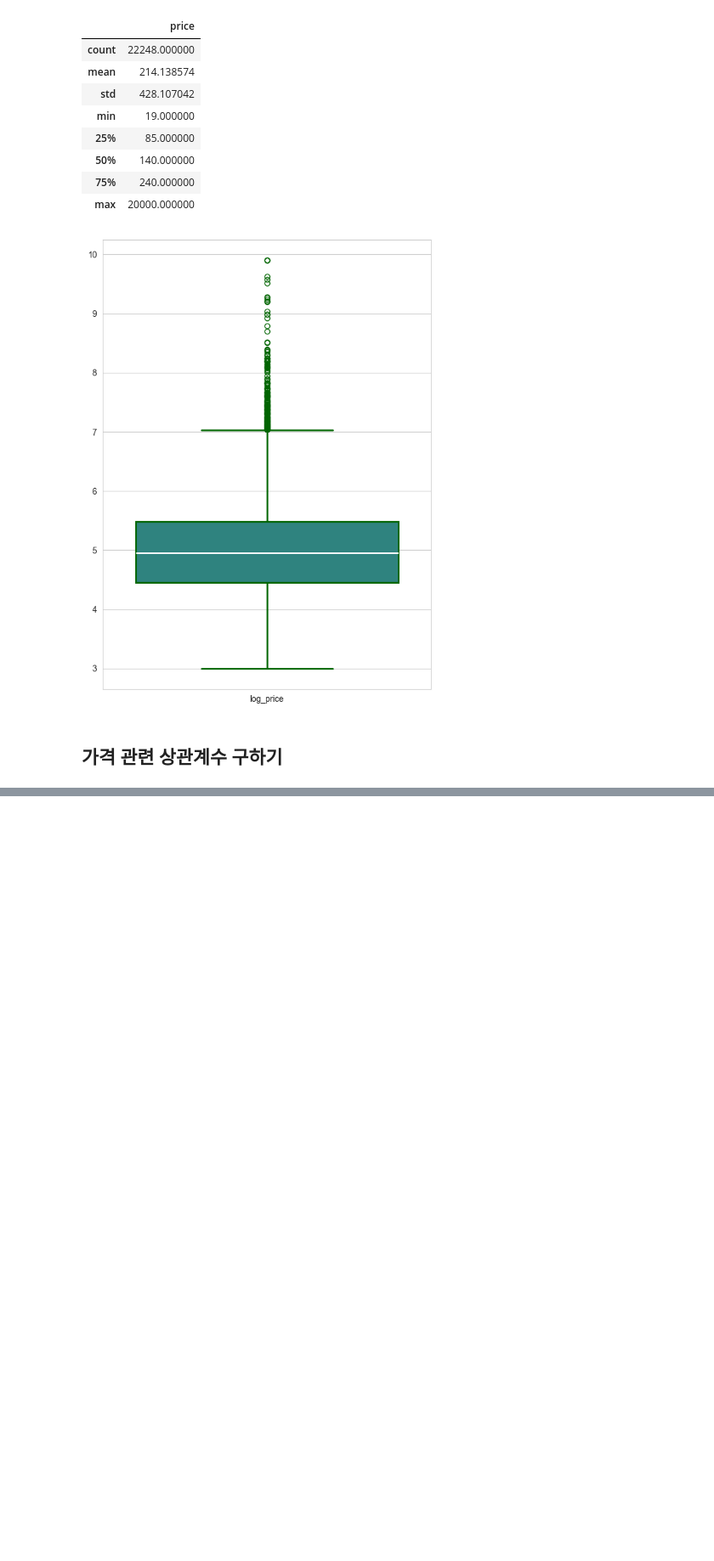
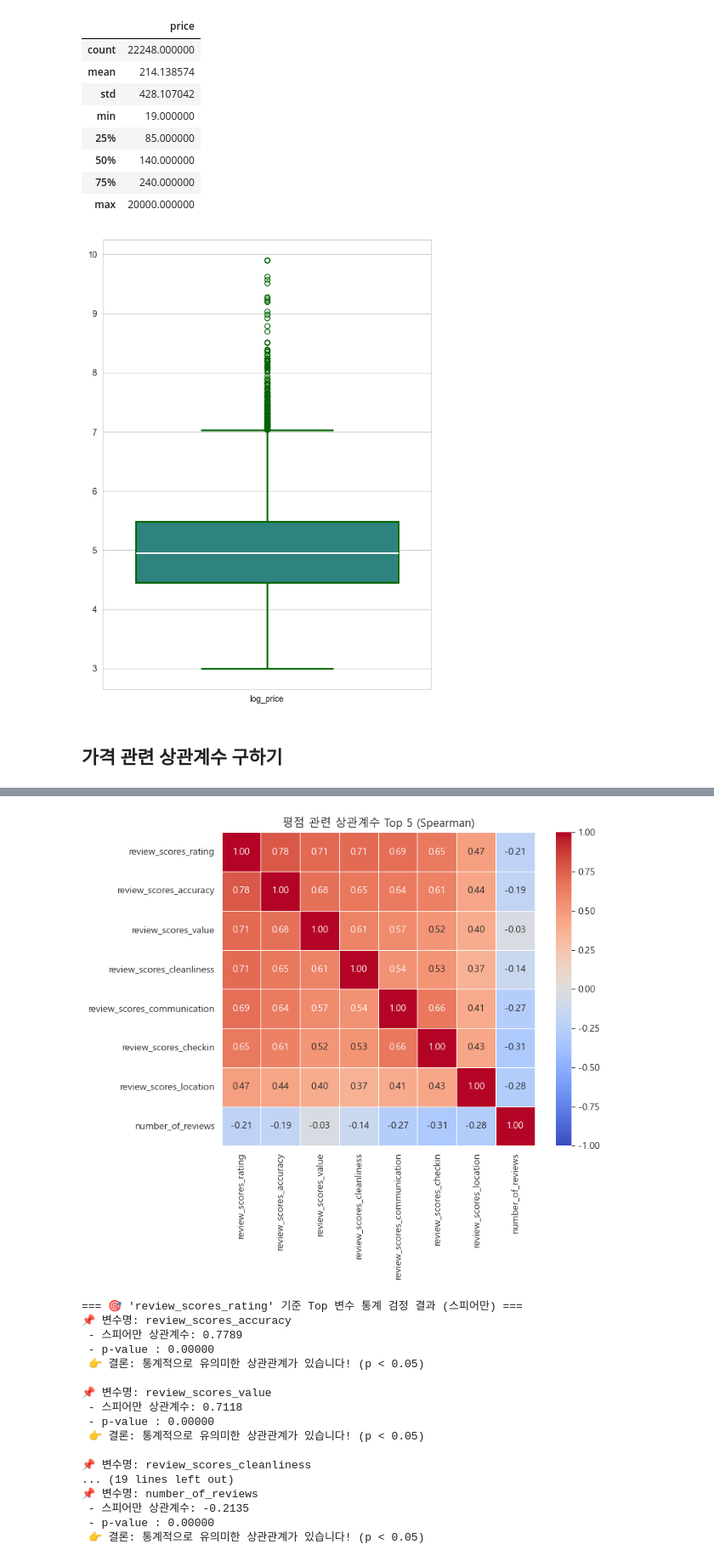
Before and after one commit to KyungminChang/data-analysis-project-BBB, a Jupyter notebook: 02_basic_statistics.ipynb, the cells around one changed output, grey strips where cells are left out. Shown at 85% size. Cells and saved outputs as stored; diff of their text form; code cells hidden in the pictures; blank space fills up the shorter version.

```diff
--- a/02_basic_statistics.ipynb
+++ b/02_basic_statistics.ipynb
@@ -519,0 +570,79 @@ plt.show()
+# %%
+# 1. 25~50번째 컬럼 슬라이싱 + review_scores_rating 포함
+target_columns_rv = list(df_cleaned.columns)
+
+# 2. 그 중 수치형 데이터만 추출
+numeric_df_rv = df_cleaned[target_columns].select_dtypes(include=['number'])
+
+# 3. 스피어만 상관계수 계산 (이상치에 강함)
+review_scores_rating_corr = numeric_df_rv.corr(method = 'spearman')
+
+# 'price'와 상관계수가 높은 상위 5개 변수 추출 (price 자기 자신을 포함하여 6개 선택)  /  절대값 추가를 위해 .abs() 추가
+top_cols_rv = review_scores_rating_corr.abs().nlargest(8, 'review_scores_rating').index
+
+# 추출한 컬럼들로만 구성된 새로운 상관계수 데이터프레임 만들기
+top_corr_rv = numeric_df_rv[top_cols_rv].corr(method = 'spearman')
+
+# 글씨 설정
+plt.rc('font', family='Malgun Gothic')
+plt.rcParams['axes.unicode_minus'] = False
+
+# 히트맵 그리기
+plt.figure(figsize=(8, 6)) # 그래프 크기 조절
+sns.heatmap(top_corr_rv,
+            annot=True,        # 셀 안에 상관계수 숫자 표시
+            fmt='.2f',         # 숫자를 소수점 둘째 자리까지만 표시
+            cmap='coolwarm',   # 색상 테마 (추천: coolwarm, RdYlBu_r, Blues)
+            vmin=-1, vmax=1,   # 상관계수 최소/최대 범위 고정 (-1 ~ 1)
+            linewidths=.5,     # 셀 사이 구분선 굵기
+            square=True)       # 각 셀을 정사각형 모양으로 만들기
+
+# 그래프 제목 설정
+plt.title('평점 관련 상관계수 Top 5 (Spearman)')
+plt.show()
+
+#------------------------------------------------------------------------------------------------------
+import scipy.stats as stats
+
+print("=== 🎯 'review_scores_rating' 기준 Top 변수 통계 검정 결과 (스피어만) ===")
+
+# top_cols_rv에는 'review_scores_rating'을 포함해 8개의 변수가 들어있습니다.
+for col in top_cols_rv:
+    # 자기 자신과의 검정은 의미가 없으므로 건너뜁니다.
+    if col == 'review_scores_rating':
+        continue
+
+    # 두 변수 중 하나라도 결측치(NaN)가 있으면 에러가 날 수 있으므로 결측치 동시 제거
+    valid_data = numeric_df_rv[['review_scores_rating', col]].dropna()
+
+    # 스피어만(Spearman) 상관계수와 p-value 검정
+    coef, p_value = stats.spearmanr(valid_data['review_scores_rating'], valid_data[col])
+
+    print(f"📌 변수명: {col}")
+    print(f" - 스피어만 상관계수: {coef:.4f}")
+    print(f" - p-value : {p_value:.5f}")
+
+    # p-value가 0.05(5%) 미만인지 확인하여 결론 출력
+    if p_value < 0.05:
+        print(" 👉 결론: 통계적으로 유의미한 상관관계가 있습니다! (p < 0.05)\n")
+    else:
+        print(" 👉 결론: 우연일 가능성이 높습니다. (통계적 유의성 없음)\n")
+# %% [output]
+[figure, added]
+=== 🎯 'review_scores_rating' 기준 Top 변수 통계 검정 결과 (스피어만) ===
+📌 변수명: review_scores_accuracy
+ - 스피어만 상관계수: 0.7789
+ - p-value : 0.00000
+ 👉 결론: 통계적으로 유의미한 상관관계가 있습니다! (p < 0.05)
+
+📌 변수명: review_scores_value
+ - 스피어만 상관계수: 0.7118
+ - p-value : 0.00000
+ 👉 결론: 통계적으로 유의미한 상관관계가 있습니다! (p < 0.05)
+
+📌 변수명: review_scores_cleanliness
+... (19 lines left out)
+📌 변수명: number_of_reviews
+ - 스피어만 상관계수: -0.2135
+ - p-value : 0.00000
+ 👉 결론: 통계적으로 유의미한 상관관계가 있습니다! (p < 0.05)
```
Also changed, not shown: parts of 2 cells of this notebook.
